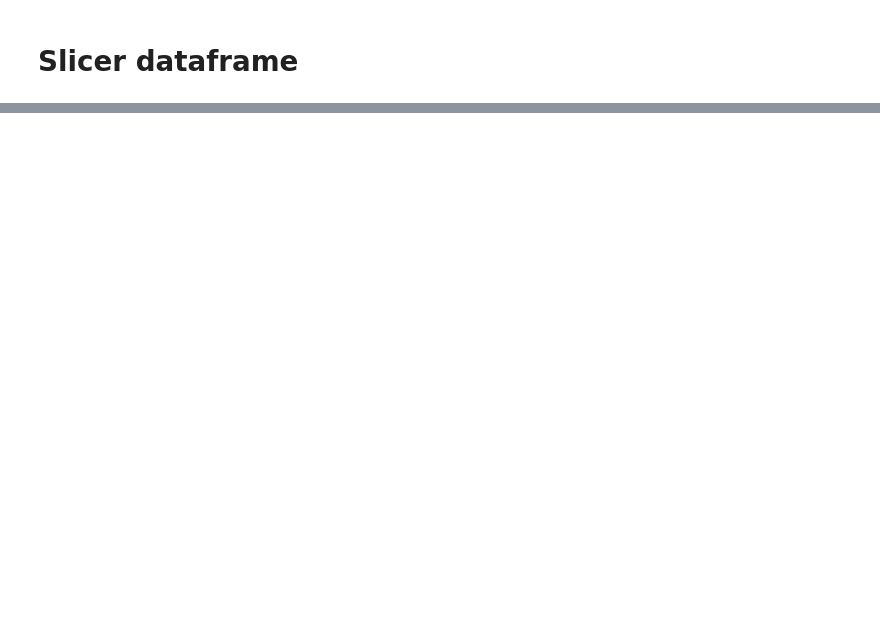
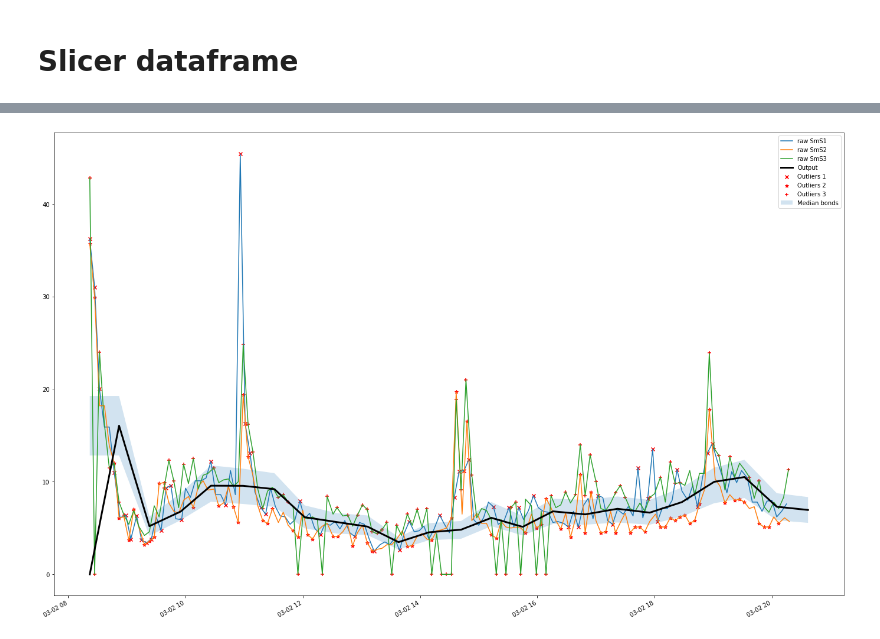
Before and after one commit to spoupry/Hello-world, a Jupyter notebook: Algo_complet.ipynb, the cells around one changed output, grey strips where cells are left out. Drawn from its saved outputs; the diff is of its cells as text; code cells hidden in the pictures; blank space fills up the shorter version.

```diff
--- a/Algo_complet.ipynb
+++ b/Algo_complet.ipynb
@@ -266,0 +290,13 @@ lens of series = 6 7 7
+# %%
+# first slice of time from df
+StepTime = StartTime_df + tau
+Time_slice_list=[StartTime_df ]
+print("Start: ", StartTime_df, " , End: ", StepTime)
+# Identificate the first slice
+df_slice = df.loc[StartTime_df:StepTime].copy()
+#processing slice
+processing(df_slice)
+Median.loc[StartTime_df] = Median.loc[StepTime]
+# print(Median)
+#affiche(X1raw,X2raw,X3raw,Median)
+#affiche(X1out,X2out,X3out,Median)
@@ -302,0 +356,16 @@ DateTime
+# %%
+# affiche(X1raw,X2raw,X3raw,Median)
+  # affichage series
+plt.figure(figsize=(24,16))
+plt.scatter(X1out.index, X1out.values,label='Outliers 1', c='red' ,marker = 'x')
+plt.scatter(X2out.index, X2out.values,label='Outliers 2', c='red' ,marker = '*')
+plt.scatter(X3out.index, X3out.values,label='Outliers 3', c='red' ,marker = '+')
+X1raw.plot(label='raw SmS1')
+X2raw.plot(label='raw SmS2')
+X3raw.plot(label='raw SmS3')
+plt.fill_between(Median.index,Median['MedMax'],Median['MedMin'],alpha = 0.2, label='Median bonds')
+Outagg.plot(label='Output', linewidth = 3, c='black' )
+plt.legend()
+plt.show()
+# %% [output]
+[figure, added]
```
Also changed, not shown: parts of 16 cells of this notebook.
